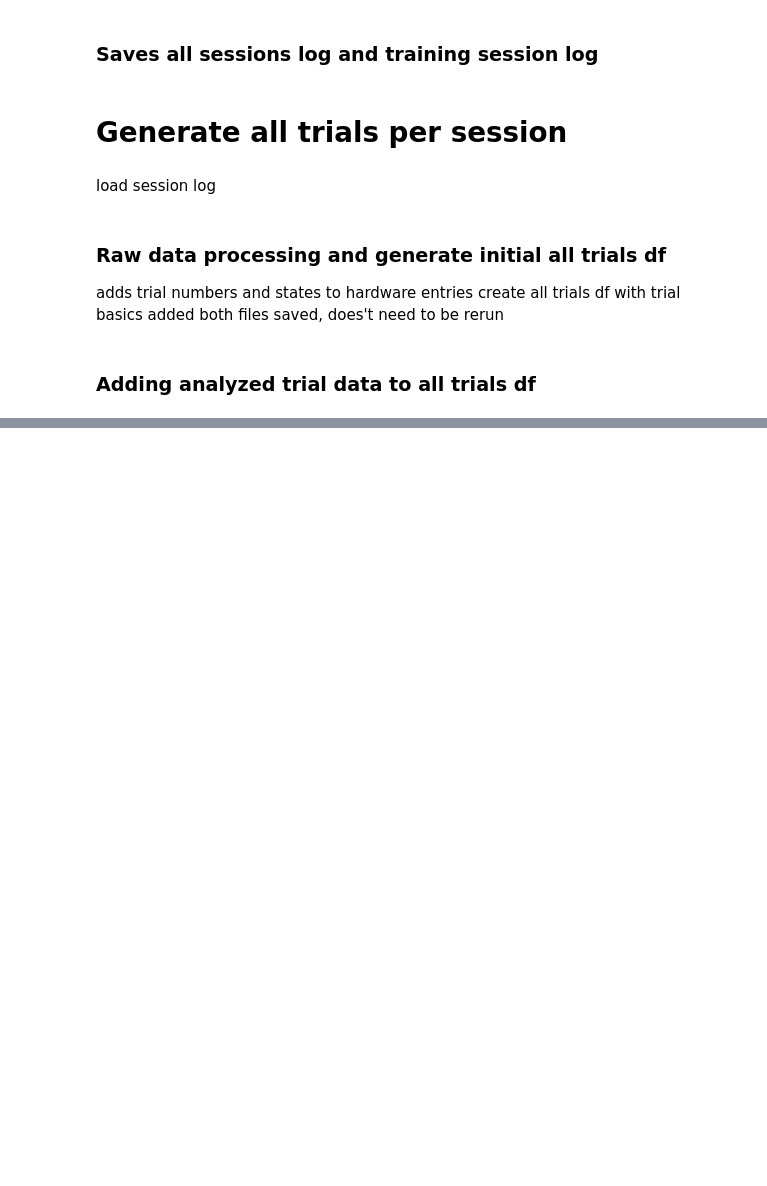
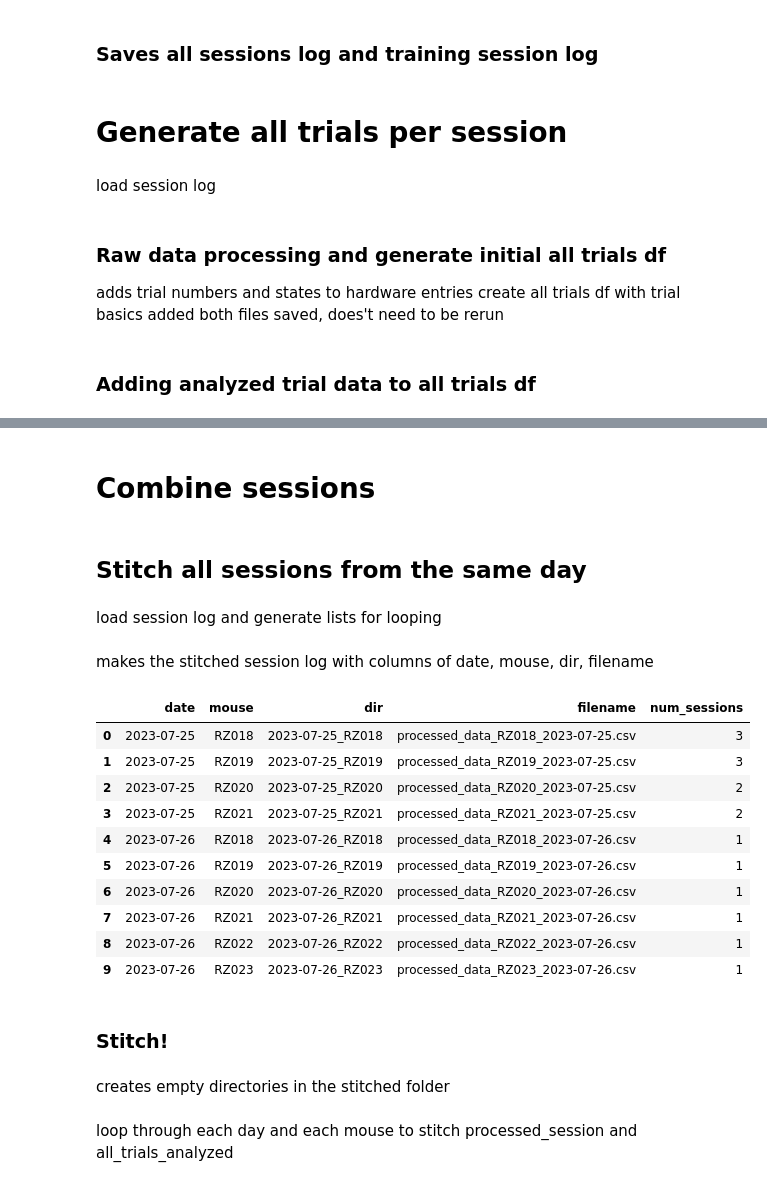
Before and after one commit to rebz444/luckycharm, a Jupyter notebook: cohort_3/analysis_session_c3.ipynb, the cells around one changed output, grey strips where cells are left out. Cells and saved outputs as stored; diff of their text form; code cells hidden in the pictures; blank space fills up the shorter version.

```diff
--- a/cohort_3/analysis_session_c3.ipynb
+++ b/cohort_3/analysis_session_c3.ipynb
@@ -138,10 +152,11 @@ for dir_name, file_name in zip(training_session_log.dir, training_session_log.fi
 
     processed_path = os.path.join(data_folder, dir_name, f'processed_{file_name[:-4]}.csv')
     all_trials_path =os.path.join(data_folder, dir_name, f'{dir_name}_all_trials.csv')
-    # if os.path.isfile(processed_path) and os.path.isfile(all_trials_path):
-    #     continue
+    if os.path.isfile(processed_path) and os.path.isfile(all_trials_path):
+        continue
 
     session = utils.load_session(data_folder, dir_name, file_name)
+    session.session_time = session.session_time - session.iloc[0]['session_time']
     session['trial_time'] = ''
     total_trial_list = helper.generate_total_trial_list(training_session_log, dir_name)
     all_trials = pd.DataFrame(columns=all_trials_column_names)
@@ -167,8 +182,9 @@ for dir_name, file_name in zip(training_session_log.dir, training_session_log.fi
 # %% [markdown]
 ### Adding analyzed trial data to all trials df
 # %%
-all_trials_data_column = ['bg_drawn', 'blk_type', 'bg_length',
-                          'miss_trial', 'good_trial', 'time_waited', 'reward', 'num_consumption_lick']
+all_trials_data_column = ['bg_length', 'blk_type', 'num_bg_lick',
+                          'miss_trial', 'time_waited', 'reward', 'num_consumption_lick',
+                          'good_trial']
 # %%
 for dir_name, file_name in zip(training_session_log.dir, training_session_log.filename):
     all_trials_analyzed_path =os.path.join(data_folder, dir_name, f'{dir_name}_all_trials_analyzed.csv')
@@ -189,0 +204,6 @@ for dir_name, file_name in zip(training_session_log.dir, training_session_log.fi
+# %% [markdown]
+# Combine sessions
+# %% [markdown]
+## Stitch all sessions from the same day
+# %% [markdown]
+load session log and generate lists for looping
@@ -189,0 +214,21 @@ for dir_name, file_name in zip(training_session_log.dir, training_session_log.fi
+# %% [markdown]
+makes the stitched session log with columns of date, mouse, dir, filename
+# %%
+stitched_session_log = helper.generate_stitched_session_log(training_session_log)
+stitched_session_log.head(10)
+# %% [output]
+|  | date | mouse | dir | filename | num_sessions |
+| 0 | 2023-07-25 | RZ018 | 2023-07-25_RZ018 | processed_data_RZ018_2023-07-25.csv | 3 |
+| 1 | 2023-07-25 | RZ019 | 2023-07-25_RZ019 | processed_data_RZ019_2023-07-25.csv | 3 |
+| 2 | 2023-07-25 | RZ020 | 2023-07-25_RZ020 | processed_data_RZ020_2023-07-25.csv | 2 |
+| 3 | 2023-07-25 | RZ021 | 2023-07-25_RZ021 | processed_data_RZ021_2023-07-25.csv | 2 |
+| 4 | 2023-07-26 | RZ018 | 2023-07-26_RZ018 | processed_data_RZ018_2023-07-26.csv | 1 |
+| 5 | 2023-07-26 | RZ019 | 2023-07-26_RZ019 | processed_data_RZ019_2023-07-26.csv | 1 |
+| 6 | 2023-07-26 | RZ020 | 2023-07-26_RZ020 | processed_data_RZ020_2023-07-26.csv | 1 |
+| 7 | 2023-07-26 | RZ021 | 2023-07-26_RZ021 | processed_data_RZ021_2023-07-26.csv | 1 |
+| 8 | 2023-07-26 | RZ022 | 2023-07-26_RZ022 | processed_data_RZ022_2023-07-26.csv | 1 |
+| 9 | 2023-07-26 | RZ023 | 2023-07-26_RZ023 | processed_data_RZ023_2023-07-26.csv | 1 |
+# %% [markdown]
+### Stitch!
+# %% [markdown]
+creates empty directories in the stitched folder
@@ -189,0 +240,2 @@ for dir_name, file_name in zip(training_session_log.dir, training_session_log.fi
+# %% [markdown]
+loop through each day and each mouse to stitch processed_session and all_trials_analyzed
```
Also changed, not shown: parts of 34 cells of this notebook, 19 other files.
